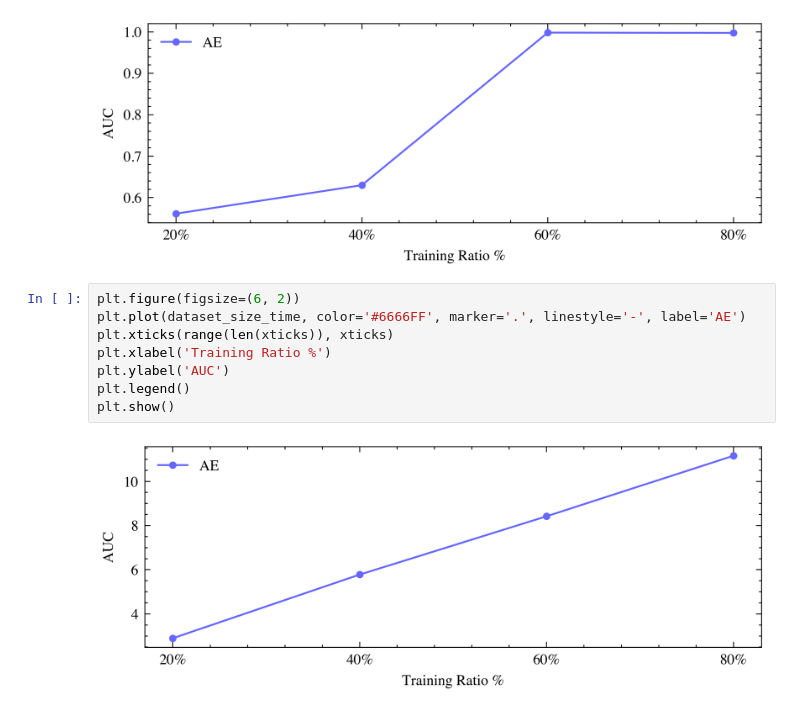
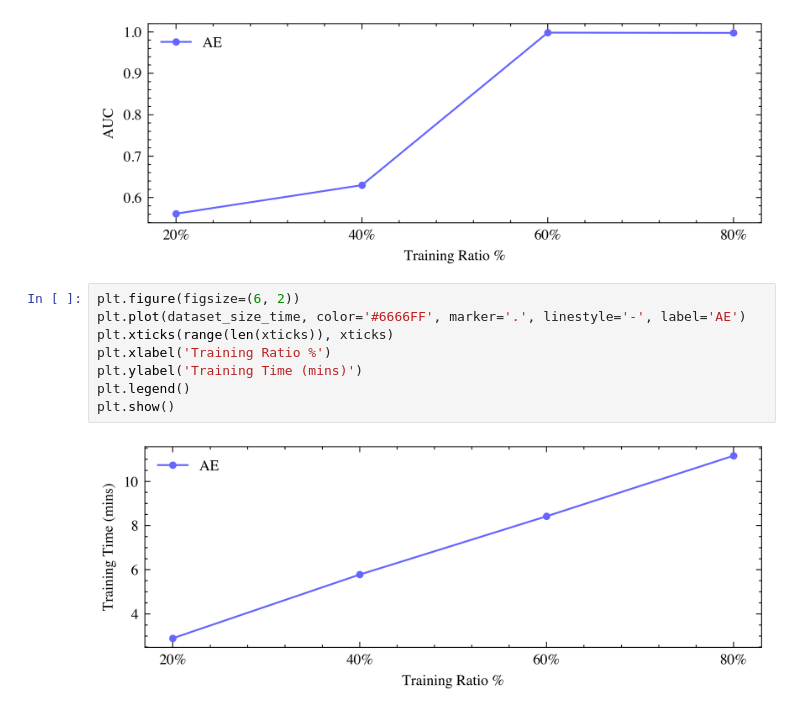
Before and after one commit to KL-DL-ML/federated-learning-autoencoder-anomaly-detection, a Jupyter notebook: evaluation.ipynb, the cells around one changed output. Saved outputs shown, nothing was run; the diff lists cells and outputs as text.

```diff
--- a/evaluation.ipynb
+++ b/evaluation.ipynb
@@ -79,10 +79,10 @@ plt.show()
 # %%
 plt.figure(figsize=(6, 2))
 plt.plot(dataset_size_time, color='#6666FF', marker='.', linestyle='-', label='AE')
 plt.xticks(range(len(xticks)), xticks)
 plt.xlabel('Training Ratio %')
-plt.ylabel('AUC')
+plt.ylabel('Training Time (mins)')
 plt.legend()
 plt.show()
 # %% [output]
-[figure, old version]
+[figure, new version]
```
Also changed, not shown: parts of 1 cell of this notebook, 10 other files.
